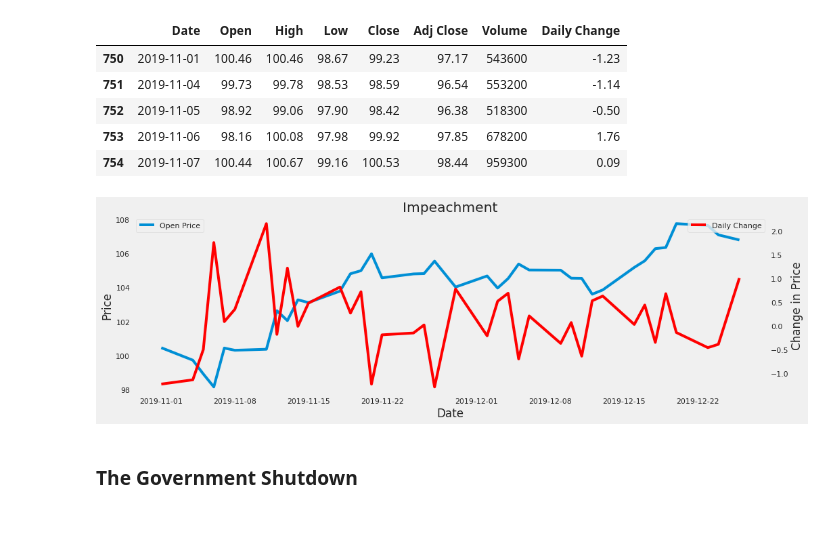
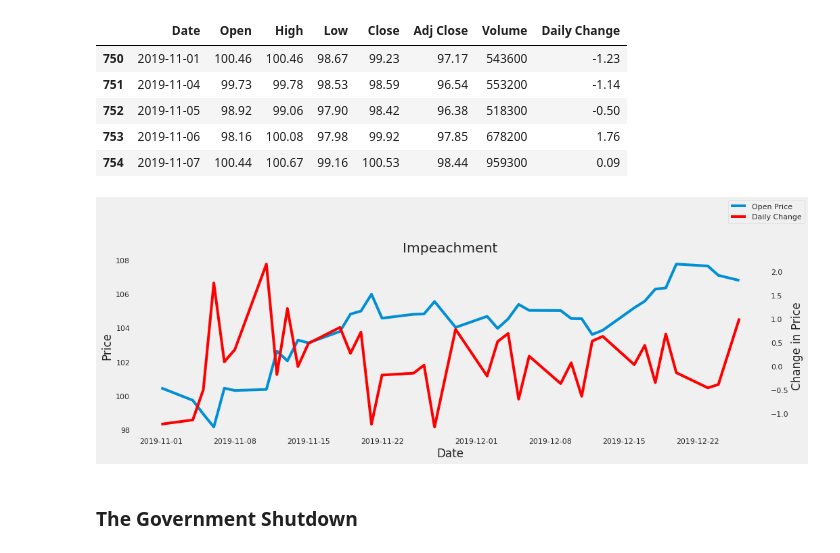
Before and after one commit to cybertraining-dsc/fa20-523-307, a Jupyter notebook: project/Analysis of Financial Markets based on President Trump's Tweets.ipynb, the cells around one changed output. Saved outputs shown, nothing was run; the diff lists cells and outputs as text; code cells hidden in the pictures; blank space fills up the shorter version.

```diff
--- a/project/Analysis of Financial Markets based on President Trump's Tweets.ipynb
+++ b/project/Analysis of Financial Markets based on President Trump's Tweets.ipynb
@@ -764,23 +761,23 @@ impeachment_stock_data.head()
 # %%
 fig = plt.figure(figsize=(15,10))
 ax1 = fig.add_subplot(2,1,1)
 
 ax1.plot(impeachment_stock_data['Date'], impeachment_stock_data['Open'], label = "Open Price")
 ax1.set_xlabel("Date")
 ax1.set_ylabel("Price")
 ax1.set_title('Impeachment')
 ax2 = ax1.twinx()
 
 ax2.plot(impeachment_stock_data['Date'],  impeachment_stock_data['Daily Change'], color='red', label = "Daily Change")
 ax2.set_xlabel("Date")
 ax2.set_ylabel("Change in Price")
-ax1.legend()
-ax2.legend()
+handles, labels = ax.get_legend_handles_labels()
+fig.legend(handles, labels)
 ax1.grid(False)
 ax2.grid(False)
 plt.show()
 # %% [output]
-[figure, old version]
+[figure, new version]
 # %% [markdown]
 ### The Government Shutdown
 # %%
```
Also changed, not shown: parts of 17 cells of this notebook.
